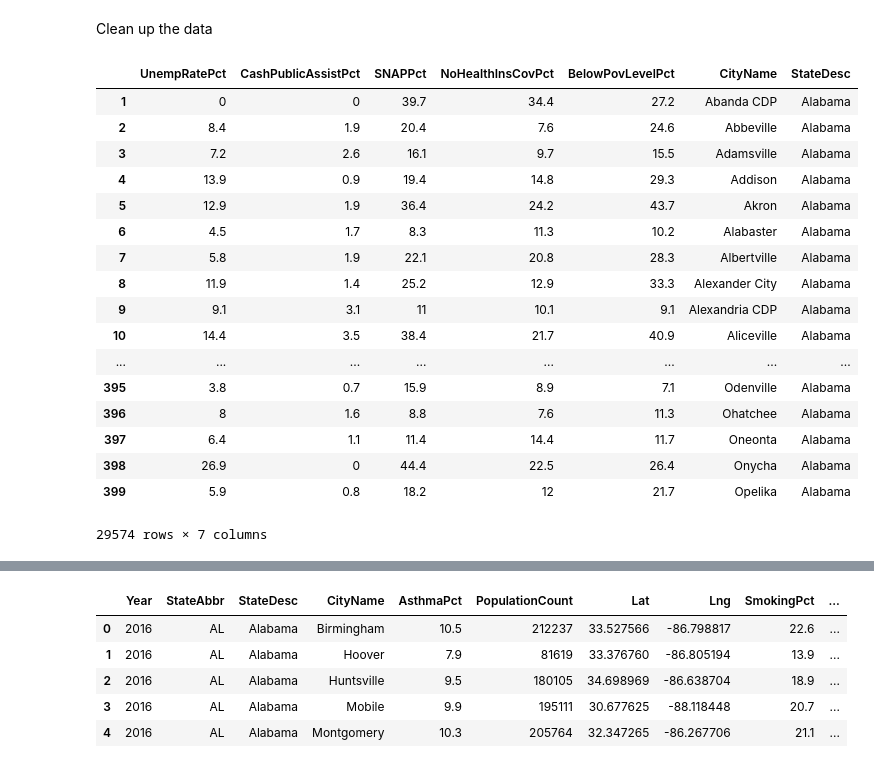
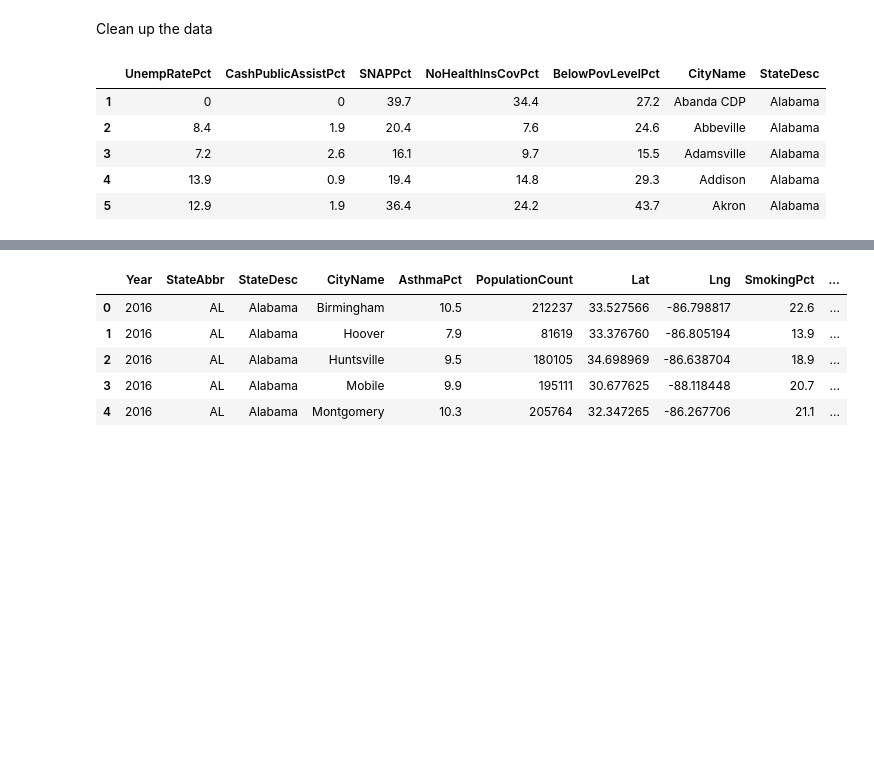
Before and after one commit to sabderra/stat109, a Jupyter notebook: data_prep/asthma_data.ipynb, the cells around one changed output, grey strips where cells are left out. Cells and saved outputs as stored; diff of their text form; code cells hidden in the pictures; blank space fills up the shorter version.

```diff
--- a/data_prep/asthma_data.ipynb
+++ b/data_prep/asthma_data.ipynb
@@ -431,26 +552,14 @@ df_census.drop(['Unnamed: 1'], axis=1, inplace=True)
 
 df_census = df_census.reindex(columns = df_census.columns)
 # %%
-df_census
+df_census.head()
 # %% [output]
 |  | UnempRatePct | CashPublicAssistPct | SNAPPct | NoHealthInsCovPct | BelowPovLevelPct | CityName | StateDesc |
 | 1 | 0 | 0 | 39.7 | 34.4 | 27.2 | Abanda CDP | Alabama |
 | 2 | 8.4 | 1.9 | 20.4 | 7.6 | 24.6 | Abbeville | Alabama |
 | 3 | 7.2 | 2.6 | 16.1 | 9.7 | 15.5 | Adamsville | Alabama |
 | 4 | 13.9 | 0.9 | 19.4 | 14.8 | 29.3 | Addison | Alabama |
 | 5 | 12.9 | 1.9 | 36.4 | 24.2 | 43.7 | Akron | Alabama |
-| 6 | 4.5 | 1.7 | 8.3 | 11.3 | 10.2 | Alabaster | Alabama |
-| 7 | 5.8 | 1.9 | 22.1 | 20.8 | 28.3 | Albertville | Alabama |
-| 8 | 11.9 | 1.4 | 25.2 | 12.9 | 33.3 | Alexander City | Alabama |
-| 9 | 9.1 | 3.1 | 11 | 10.1 | 9.1 | Alexandria CDP | Alabama |
-| 10 | 14.4 | 3.5 | 38.4 | 21.7 | 40.9 | Aliceville | Alabama |
-| ... | ... | ... | ... | ... | ... | ... | ... |
-| 395 | 3.8 | 0.7 | 15.9 | 8.9 | 7.1 | Odenville | Alabama |
-| 396 | 8 | 1.6 | 8.8 | 7.6 | 11.3 | Ohatchee | Alabama |
-| 397 | 6.4 | 1.1 | 11.4 | 14.4 | 11.7 | Oneonta | Alabama |
-| 398 | 26.9 | 0 | 44.4 | 22.5 | 26.4 | Onycha | Alabama |
-| 399 | 5.9 | 0.8 | 18.2 | 12 | 21.7 | Opelika | Alabama |
-29574 rows × 7 columns
 # %%
 print("Joined Data before:: {}".format(df.shape))
 df = pd.merge(df, df_census, how='left', on=['StateDesc','CityName'])
```
Also changed, not shown: parts of 21 cells of this notebook, 1 other file.
